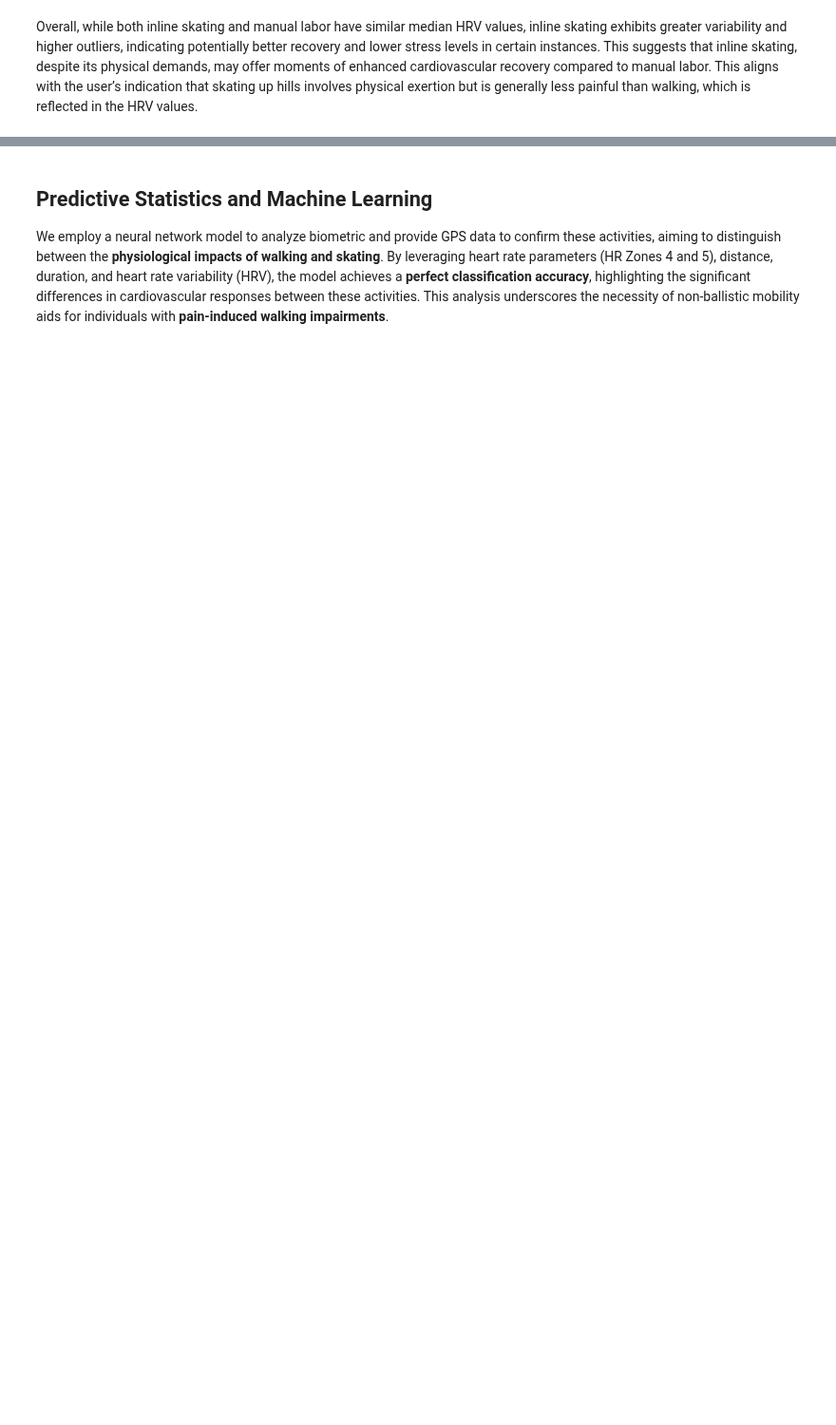
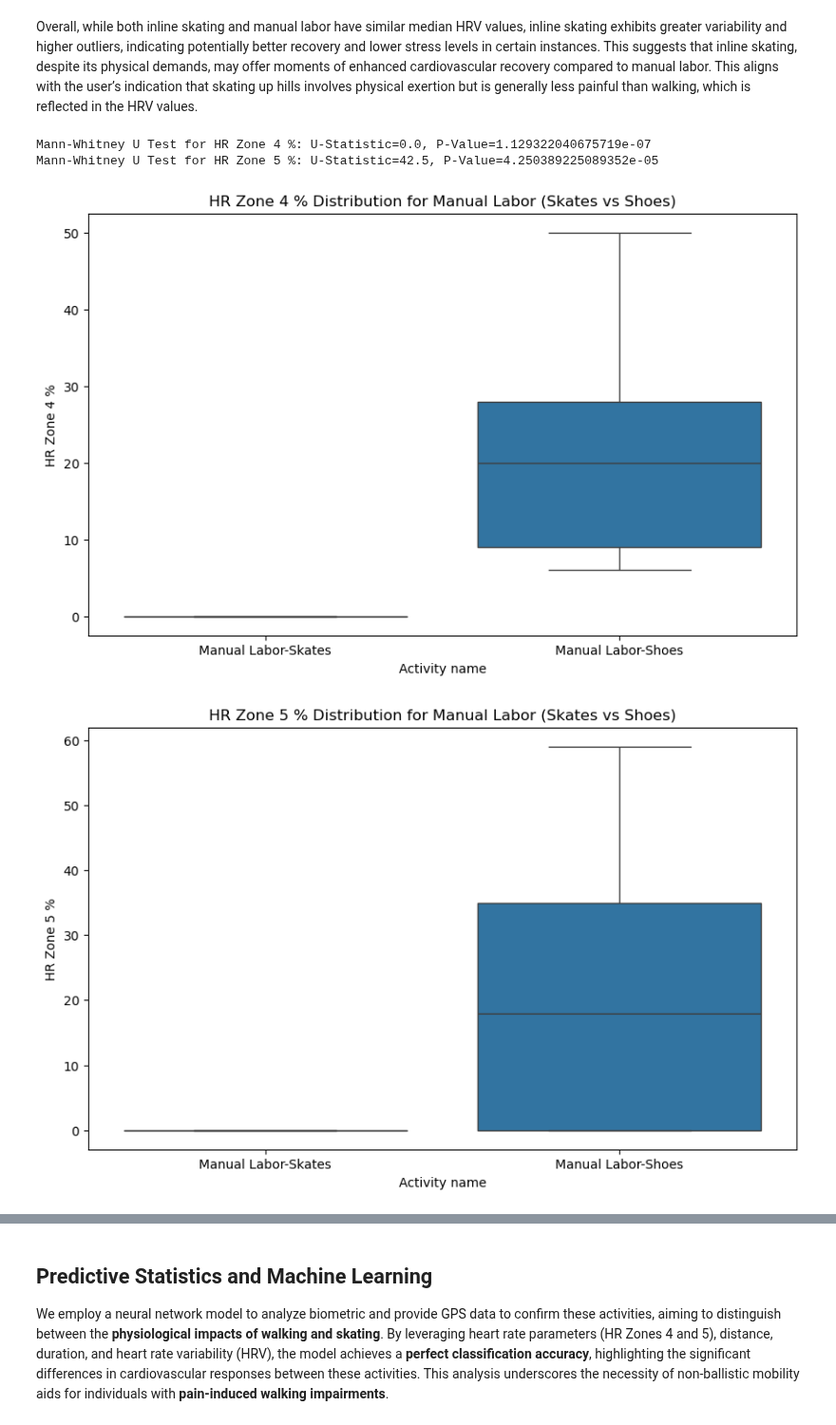
Before and after one commit to handicapskater/datascience, a Jupyter notebook: HandicapSkater-Public.ipynb, the cells around one changed output, grey strips where cells are left out. Shown at 95% size. Drawn from its saved outputs; the diff is of its cells as text; code cells hidden in the pictures; blank space fills up the shorter version.

Commit message:
Update descriptions and add mann-whitney statistical test.

```diff
--- a/HandicapSkater-Public.ipynb
+++ b/HandicapSkater-Public.ipynb
@@ -510,2 +479,60 @@ plot_hrv_comparison(inline_skating_hrv, walking_hrv)
 # %% [markdown]
 Overall, while both inline skating and manual labor have similar median HRV values, inline skating exhibits greater variability and higher outliers, indicating potentially better recovery and lower stress levels in certain instances. This suggests that inline skating, despite its physical demands, may offer moments of enhanced cardiovascular recovery compared to manual labor. This aligns with the user’s indication that skating up hills involves physical exertion but is generally less painful than walking, which is reflected in the HRV values.
+# %%
+import pandas as pd
+from imblearn.over_sampling import SMOTE
+from scipy.stats import mannwhitneyu
+import seaborn as sns
+import matplotlib.pyplot as plt
+
+# Separate features and target
+X = df[['HR Zone 4 %', 'HR Zone 5 %', 'Average HR (bpm)', 'Max HR (bpm)']]
+y = df['Activity name']
+
+# Apply SMOTE
+smote = SMOTE(random_state=42, k_neighbors=2)
+X_resampled, y_resampled = smote.fit_resample(X, y)
+
+# Combine resampled data into a DataFrame
+df_resampled = pd.DataFrame(X_resampled, columns=['HR Zone 4 %', 'HR Zone 5 %', 'Average HR (bpm)', 'Max HR (bpm)'])
+df_resampled['Activity name'] = y_resampled
+
+# Split the data into groups
+skates_hr4 = df_resampled[df_resampled['Activity name'] == 'Manual Labor-Skates']['HR Zone 4 %']
+shoes_hr4 = df_resampled[df_resampled['Activity name'] == 'Manual Labor-Shoes']['HR Zone 4 %']
+skates_hr5 = df_resampled[df_resampled['Activity name'] == 'Manual Labor-Skates']['HR Zone 5 %']
+shoes_hr5 = df_resampled[df_resampled['Activity name'] == 'Manual Labor-Shoes']['HR Zone 5 %']
+
+# Perform Mann-Whitney U Test
+u_statistic_hr4, p_value_hr4 = mannwhitneyu(skates_hr4, shoes_hr4)
+u_statistic_hr5, p_value_hr5 = mannwhitneyu(skates_hr5, shoes_hr5)
+
+# Print the test results
+print(f'Mann-Whitney U Test for HR Zone 4 %: U-Statistic={u_statistic_hr4}, P-Value={p_value_hr4}')
+print(f'Mann-Whitney U Test for HR Zone 5 %: U-Statistic={u_statistic_hr5}, P-Value={p_value_hr5}')
+
+# Create the box plots
+plt.figure(figsize=(10, 6))
+sns.boxplot(x='Activity name', y='HR Zone 4 %', data=df_resampled)
+plt.title('HR Zone 4 % Distribution for Manual Labor (Skates vs Shoes)')
+plt.show()
+
+plt.figure(figsize=(10, 6))
+sns.boxplot(x='Activity name', y='HR Zone 5 %', data=df_resampled)
+plt.title('HR Zone 5 % Distribution for Manual Labor (Skates vs Shoes)')
+plt.show()
+
+plt.figure(figsize=(10, 6))
+sns.boxplot(x='Activity name', y='Average HR (bpm)', data=df_resampled)
+plt.title('Average Heart Rate Distribution for Manual Labor (Skates vs Shoes)')
+plt.show()
+
+plt.figure(figsize=(10, 6))
+sns.boxplot(x='Activity name', y='Max HR (bpm)', data=df_resampled)
+plt.title('Max Heart Rate Distribution for Manual Labor (Skates vs Shoes)')
+plt.show()
+# %% [output]
+Mann-Whitney U Test for HR Zone 4 %: U-Statistic=0.0, P-Value=1.129322040675719e-07
+Mann-Whitney U Test for HR Zone 5 %: U-Statistic=42.5, P-Value=4.250389225089352e-05
+[figure, added]
+[figure, added]
```
Also changed, not shown: parts of 15 cells of this notebook.
